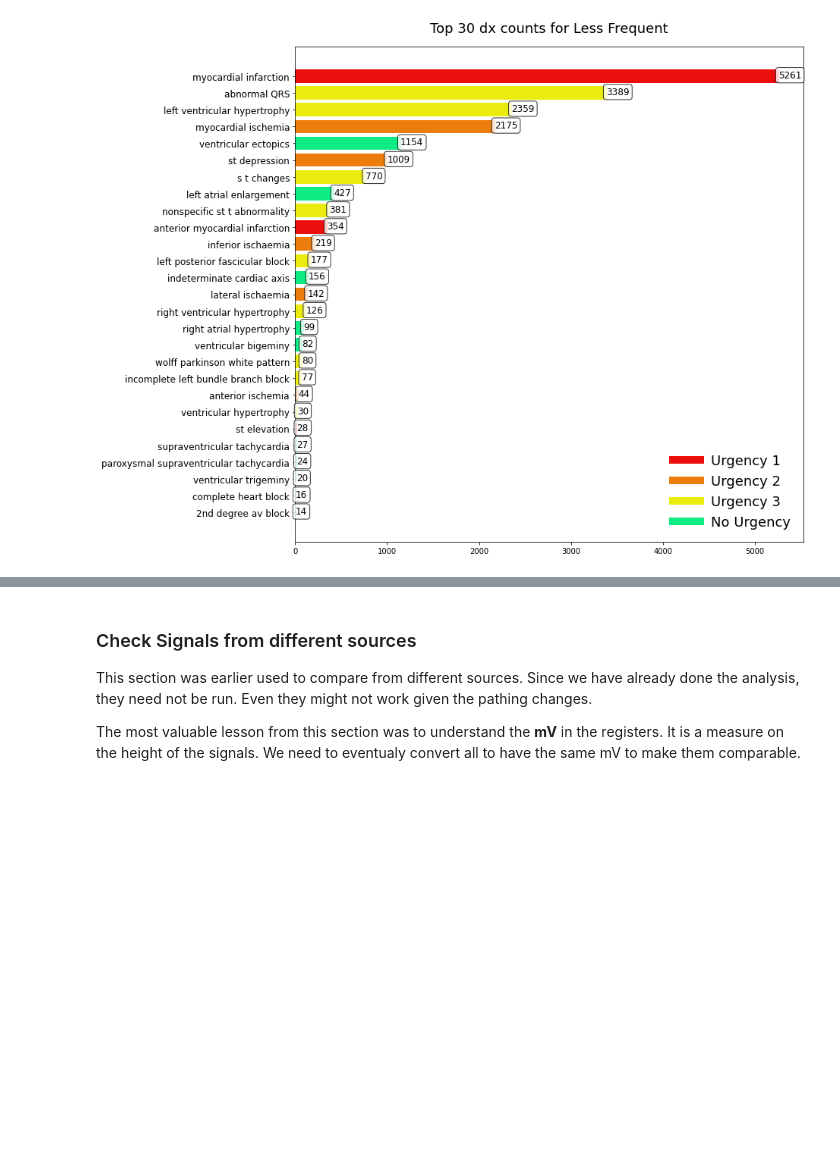
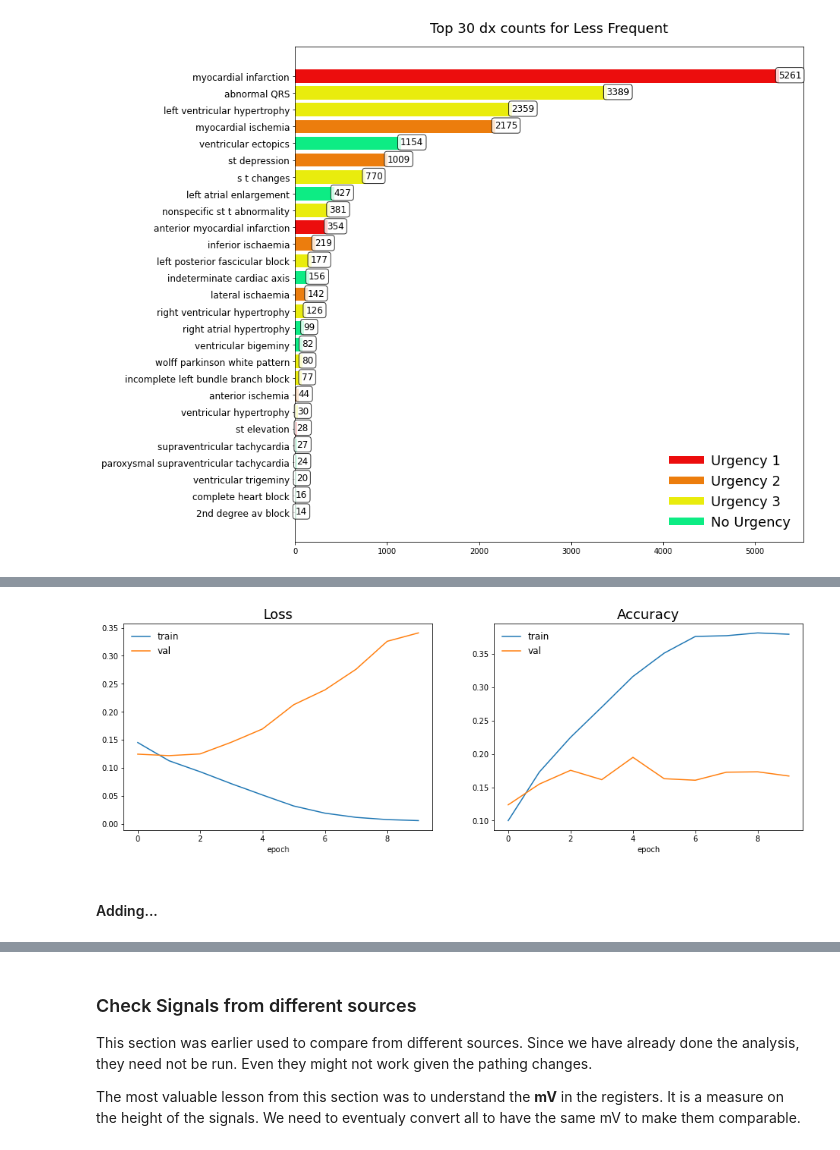
Before and after one commit to mig-calval/ecg-inc, a Jupyter notebook: ecg-classification.ipynb, the cells around one changed output, grey strips where cells are left out. Drawn from its saved outputs; the diff is of its cells as text; code cells hidden in the pictures; blank space fills up the shorter version.

```diff
--- a/ecg-classification.ipynb
+++ b/ecg-classification.ipynb
@@ -427,0 +702,28 @@ pa.top_n_dx_plot(n=30,Y_df=Y_df[kind.index], requirements=requirements,
+# %%
+batch_size = 64
+img_h = X_cut.shape[1]
+img_w = X_cut.shape[2]
+
+optimizer = 'adam'
+# %%
+CNN = Sequential([
+    InputLayer(input_shape=(img_h, img_w)),
+
+    Conv1D(64, 3, activation='relu', strides=1, padding="same"),
+    MaxPool1D(),
+
+    Conv1D(128, 3, activation='relu', strides=1, padding="same"),
+    MaxPool1D(),
+
+    Conv1D(256, 3, activation='relu', strides=1, padding="same"),
+    MaxPool1D(),
+
+    #Conv1D(64, 3, activation='relu'),
+    #MaxPool2D(),
+
+    Flatten(),
+    Dense(128, activation='relu'),
+    Dense(train_set_y.shape[1], activation='sigmoid')
+])
+
+CNN.summary()
@@ -427,0 +748,13 @@ pa.top_n_dx_plot(n=30,Y_df=Y_df[kind.index], requirements=requirements,
+# %%
+# Compile: Define training parameters
+# CNN.compile(optimizer=optimizer, loss='binary_crossentropy', metrics=['accuracy'])
+CNN.compile(optimizer=optimizer, loss='binary_crossentropy', metrics=['categorical_accuracy'])
+
+# Train model
+epochs = 50
+batches = n_total_train//batch_size
+
+### Following line overflows memory
+fitted_model = CNN.fit(train_set_x, train_set_y, steps_per_epoch=batches,
+                       epochs=epochs, validation_data=(val_set_x, val_set_y),
+                       callbacks=[EarlyStopping(monitor='val_categorical_accuracy', patience=5)])
@@ -427,0 +780,6 @@ pa.top_n_dx_plot(n=30,Y_df=Y_df[kind.index], requirements=requirements,
+# %%
+pa.plot_model_history(fitted_model)
+# %% [output]
+[figure, added]
+# %% [markdown]
+#### Adding...
```
Also changed, not shown: parts of 87 cells of this notebook, 52 other files.
